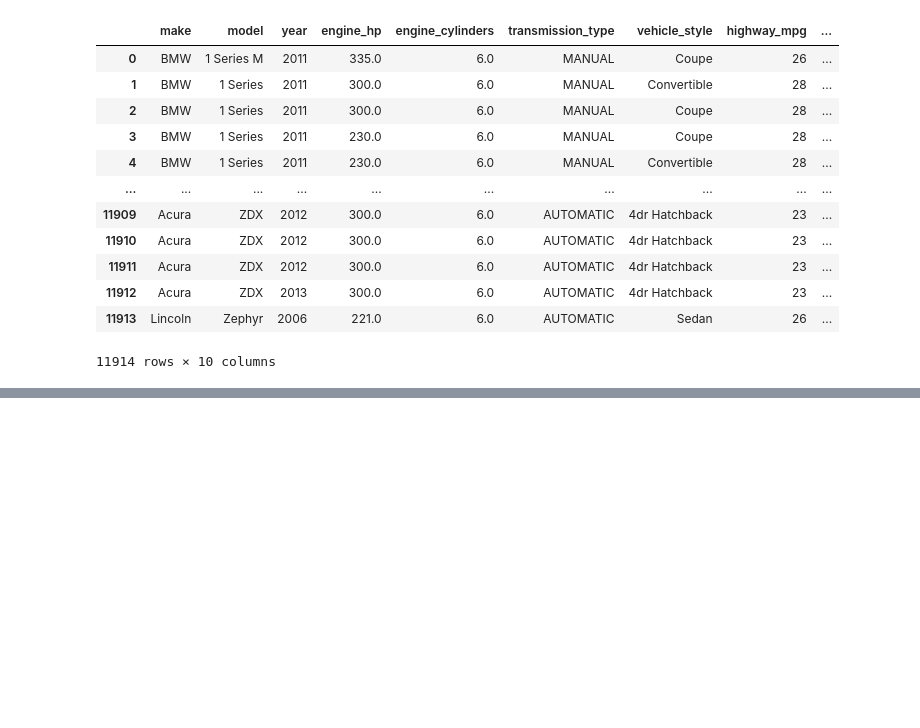
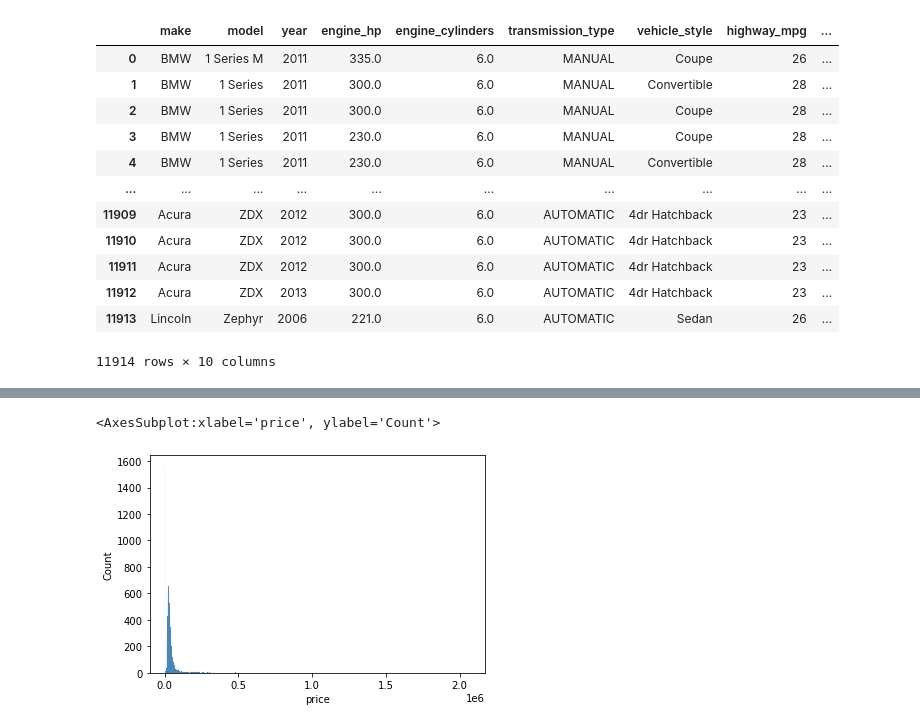
Before and after one commit to Alejobep/machine-learning-zoomcamp, a Jupyter notebook: cohorts/2023/03-classification/Homework_ABP.ipynb, the cells around one changed output, grey strips where cells are left out. Cells and saved outputs as stored; diff of their text form; code cells hidden in the pictures; blank space fills up the shorter version.

```diff
--- a/cohorts/2023/03-classification/Homework_ABP.ipynb
+++ b/cohorts/2023/03-classification/Homework_ABP.ipynb
@@ -230,0 +189,5 @@ After that, the form will be closed.
+# %%
+
+data['above_average'] = (data['price']>data['price'].mean()).astype(int)
+
+data[['price', 'above_average']]
@@ -230,0 +415,5 @@ After that, the form will be closed.
+# %%
+sn.histplot(data.price)
+# %% [output]
+<AxesSubplot:xlabel='price', ylabel='Count'>
+[figure, added]
```
Also changed, not shown: parts of 44 cells of this notebook.
